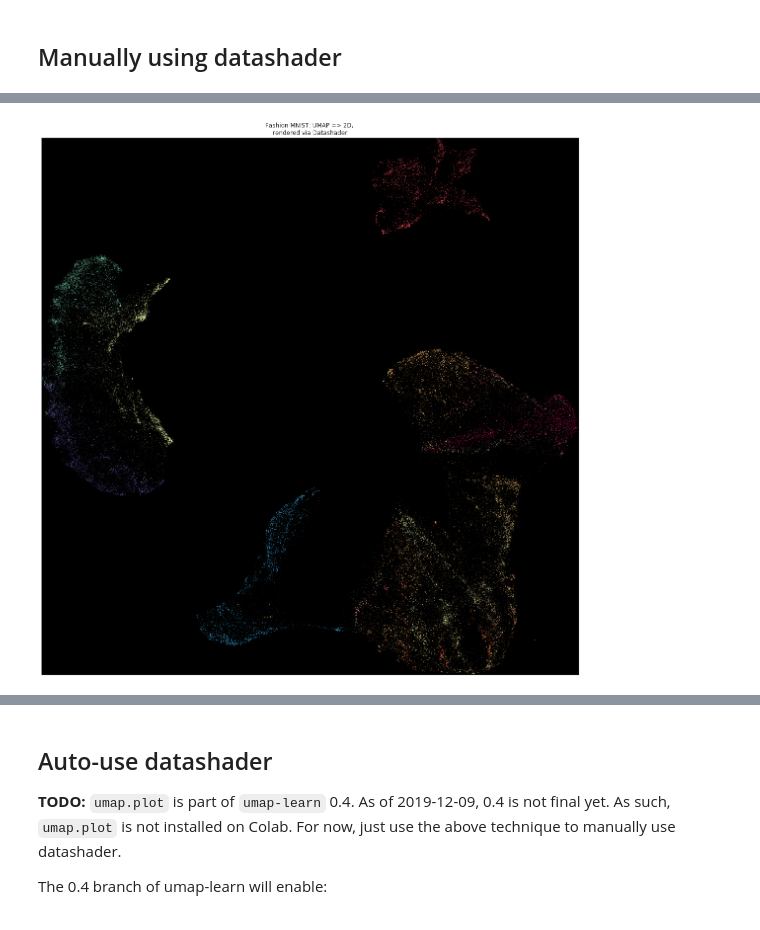
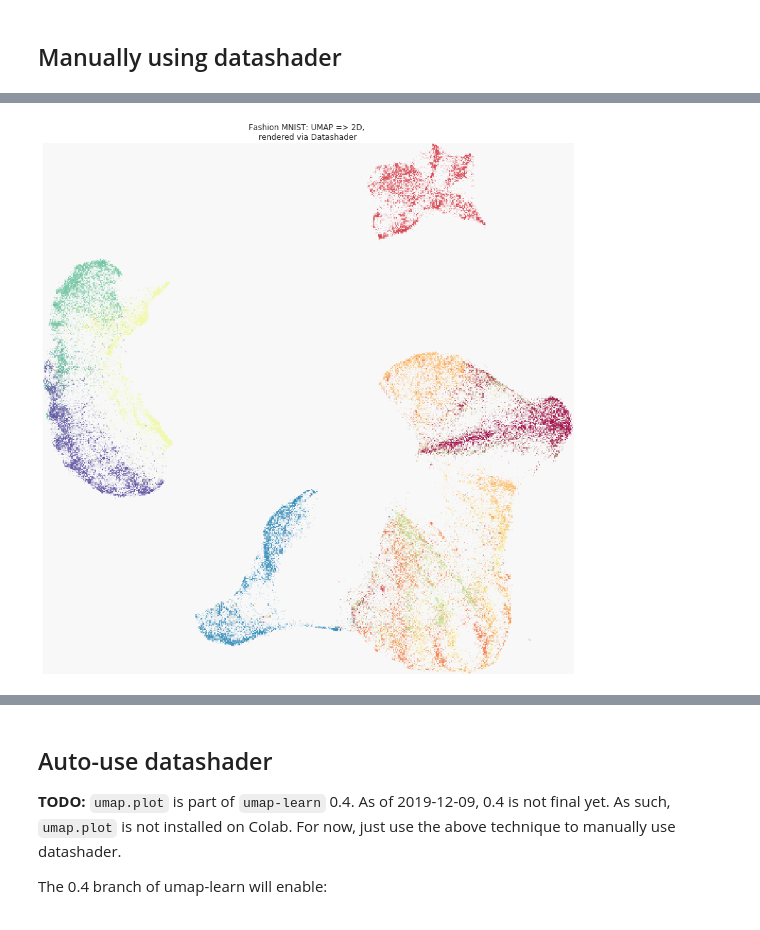
Before and after one commit to reconstrue/single_cell, a Jupyter notebook: tools/datashader_on_colab.ipynb, the cells around one changed output, grey strips where cells are left out. Cells and saved outputs as stored; diff of their text form; code cells hidden in the pictures.

Commit message:
Adds styling and fast test data

```diff
--- a/tools/datashader_on_colab.ipynb
+++ b/tools/datashader_on_colab.ipynb
@@ -30,3 +32,6 @@ So, Datashader is the core "data rasterization pipeline" the output of which is
+# %%
+config = {}
+config['use_small_dataset'] = False
 # %% [markdown]
 ## Data to work with
 
@@ -62,12 +70,14 @@ import seaborn as sns
 sns.set(context="paper", style="white")
 
 if not os.path.isfile('fashion-mnist.csv'):
-    csv_data = requests.get(
-        'https://www.openml.org/data/get_csv/18238735/phpnBqZGZ'
-    )
+    csv_data = requests.get('https://www.openml.org/data/get_csv/18238735/phpnBqZGZ')
     with open('fashion-mnist.csv', 'w') as f:
         f.write(csv_data.text)
 source_df = pd.read_csv('fashion-mnist.csv')
+
+# Subset to just first 50 rows to speed up interative development
+if config['use_small_dataset']:
+  source_df = source_df.loc[:50]
 
 data = source_df.iloc[:, :784].values.astype(np.float32)
 target = source_df['class'].values
@@ -94,25 +104,34 @@ Wall time: 9min 7s
 # %%
 %%time
 
 # Plot via Datashader
 
 df = pd.DataFrame(embedding, columns=('x', 'y'))
 df['class'] = pd.Series([str(x) for x in target], dtype="category")
 
-cvs = ds.Canvas(plot_width=1000, plot_height=1000)
+cvs = ds.Canvas(plot_width=500, plot_height=500)
 agg = cvs.points(df, 'x', 'y', ds.count_cat('class'))
 img = tf.shade(agg, color_key=color_key, how='eq_hist')
 
-utils.export_image(img, filename='fashion-mnist', background='black')
+# JFT testing for bg color
+#img = tf.set_background(img, '#c0c0c0')
+
+ligth_gray = '#f8f8f8'
+
+utils.export_image(img, filename='fashion-mnist', background='#f8f8f8')
 
 image = plt.imread('fashion-mnist.png')
-fig, ax = plt.subplots(figsize=(20, 20))
+fig, ax = plt.subplots(figsize=(15, 15))
+
+for spine in ax.spines.values():
+  spine.set_edgecolor(ligth_gray)
+
 plt.imshow(image)
 plt.setp(ax, xticks=[], yticks=[])
 plt.title("Fashion MNIST: UMAP => 2D, \n"
           "rendered via Datashader",
           fontsize=12)
 
 plt.show()
 # %% [output]
-[figure, old version]
+[figure, new version]
```
Also changed, not shown: parts of 6 cells of this notebook.
